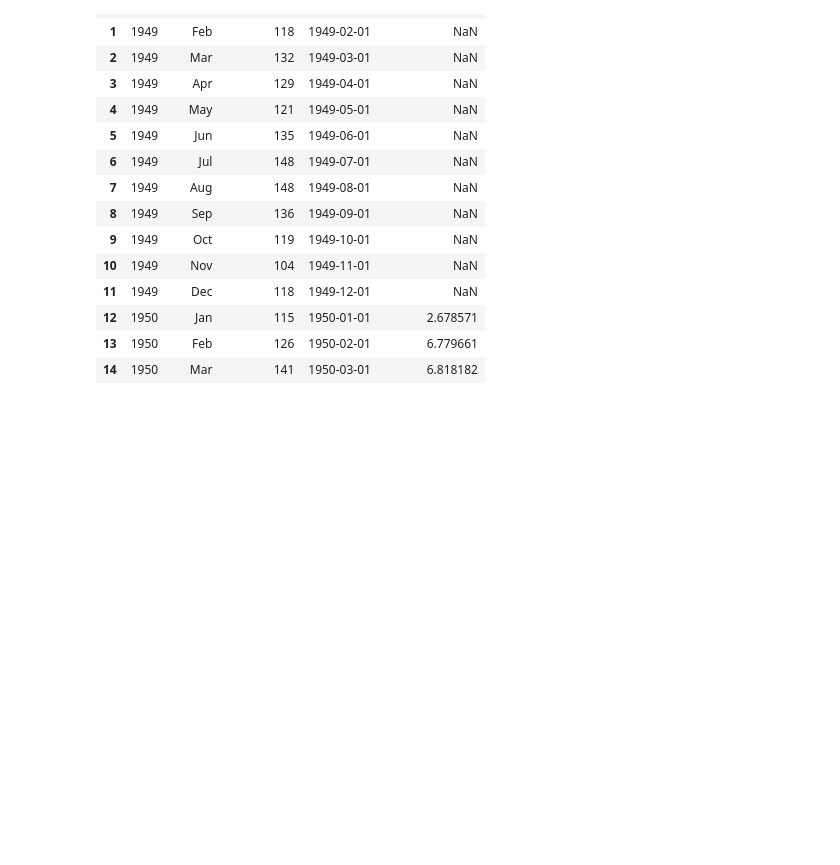
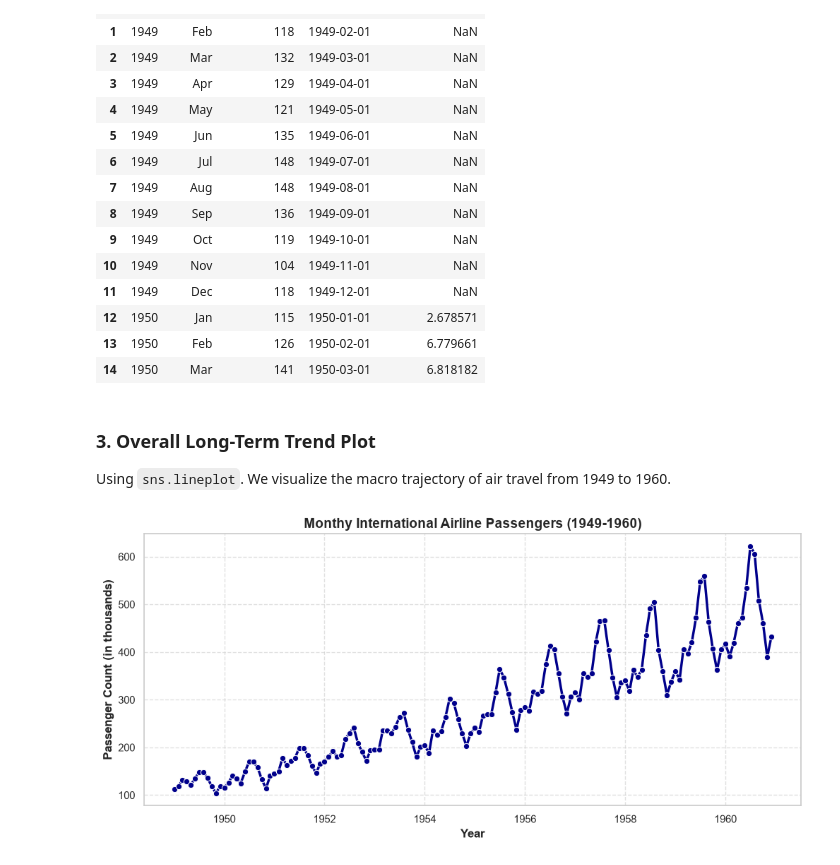
Before and after one commit to nzrnshannen/da-ds, a Jupyter notebook: python/data-analysis/time-series/flights.ipynb, the cells around one changed output. Cells and saved outputs as stored; diff of their text form; code cells hidden in the pictures; blank space fills up the shorter version.

Commit message:
visualize macro trajectory of air

```diff
--- a/python/data-analysis/time-series/flights.ipynb
+++ b/python/data-analysis/time-series/flights.ipynb
@@ -90,3 +90,26 @@ df_clean.head(15)
 | 12 | 1950 | Jan | 115 | 1950-01-01 | 2.678571 |
 | 13 | 1950 | Feb | 126 | 1950-02-01 | 6.779661 |
 | 14 | 1950 | Mar | 141 | 1950-03-01 | 6.818182 |
+# %% [markdown]
+### 3. Overall Long-Term Trend Plot
+Using `sns.lineplot`. We visualize the macro trajectory of air travel from 1949 to 1960.
+# %%
+plt.figure(figsize=(12, 5)) # set-up canvas
+
+# continuous time-series line plot
+sns.lineplot(
+    data=df_clean,
+    x='date',
+    y='passengers',
+    color='darkblue',
+    linewidth=2.5,
+    marker='o'
+)
+
+plt.title('Monthy International Airline Passengers (1949-1960)', fontweight='bold', fontsize=14)
+plt.xlabel('Year', fontweight='bold')
+plt.ylabel('Passenger Count (in thousands)', fontweight='bold')
+plt.grid(True, linestyle='--', alpha=0.6) # enable grid lines with linestyle of '--' and alpha = 0.6
+plt.show()
+# %% [output]
+[figure, added]
```
